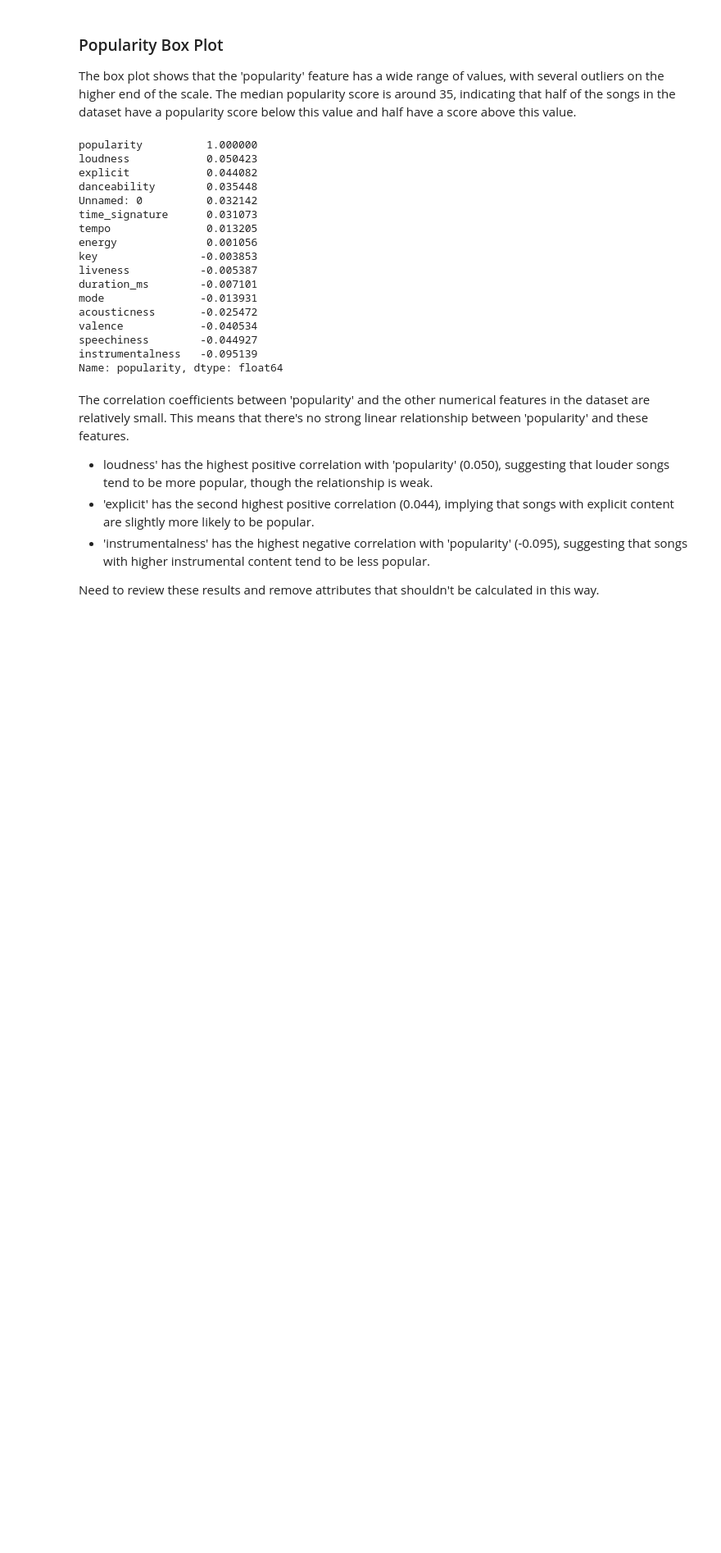
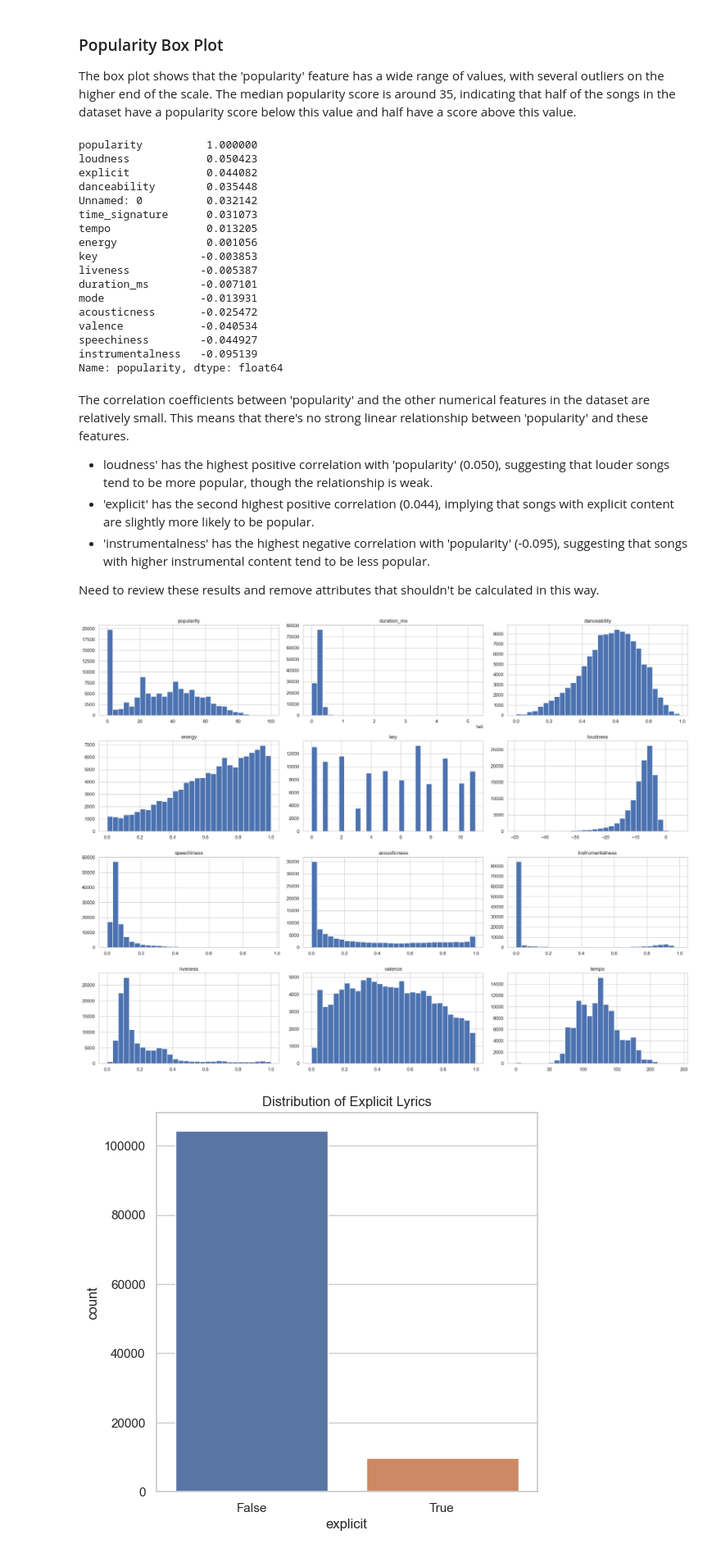
Before and after one commit to Alec8888/DataScienceFinalProject, a Jupyter notebook: Project.ipynb, the cells around one changed output. Shown at 82% size. Saved outputs shown, nothing was run; the diff lists cells and outputs as text; code cells hidden in the pictures; blank space fills up the shorter version.

Commit message:
added more visuals and analysis

```diff
--- a/Project.ipynb
+++ b/Project.ipynb
@@ -110,0 +156,38 @@ Need to review these results and remove attributes that shouldn't be calculated
+# %%
+# Set the style of the plots
+sns.set(style="whitegrid")
+
+# Plot histograms for the numerical features
+numerical_features = ['popularity', 'duration_ms', 'danceability', 'energy', 'key',
+                      'loudness', 'speechiness', 'acousticness', 'instrumentalness',
+                      'liveness', 'valence', 'tempo']
+df[numerical_features].hist(bins=30, figsize=(20, 15))
+plt.tight_layout()
+plt.show()
+
+# Plot a bar plot for the 'explicit' feature
+plt.figure(figsize=(6, 6))
+sns.countplot(x='explicit', data=df)
+plt.title('Distribution of Explicit Lyrics')
+plt.show()
+
+# Plot a bar plot for the 'mode' feature
+plt.figure(figsize=(6, 6))
+sns.countplot(x='mode', data=df)
+plt.title('Distribution of Modes')
+plt.show()
+
+# Plot a bar plot for the 'time_signature' feature
+plt.figure(figsize=(6, 6))
+sns.countplot(x='time_signature', data=df)
+plt.title('Distribution of Time Signatures')
+plt.show()
+
+# Plot a correlation matrix
+plt.figure(figsize=(12, 10))
+sns.heatmap(df[numerical_features].corr(), annot=True, fmt=".2f", cmap='coolwarm')
+plt.title('Correlation Matrix')
+plt.show()
+# %% [output]
+[figure, added]
+[figure, added]
```
Also changed, not shown: parts of 7 cells of this notebook.
